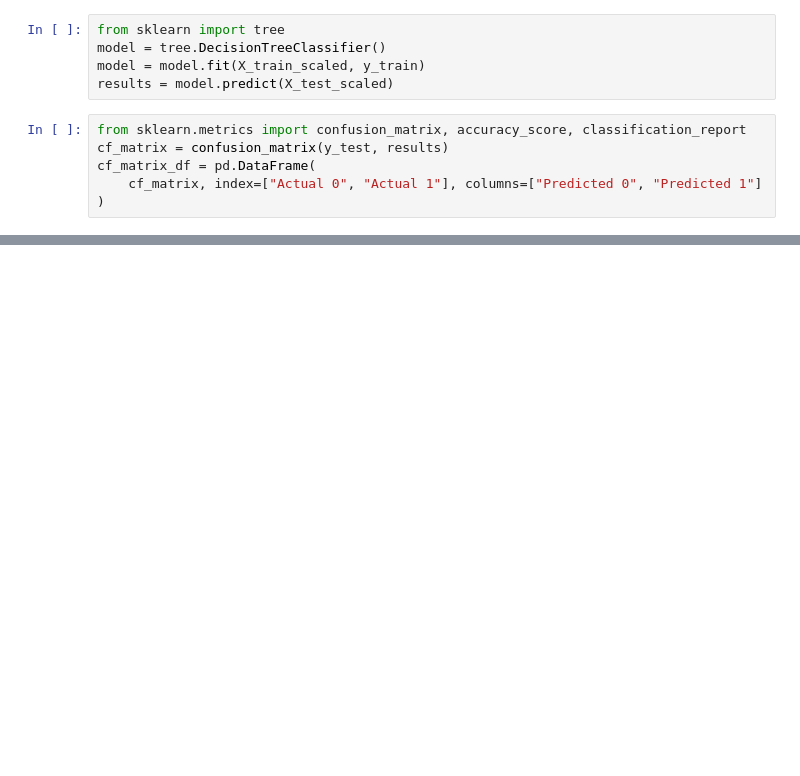
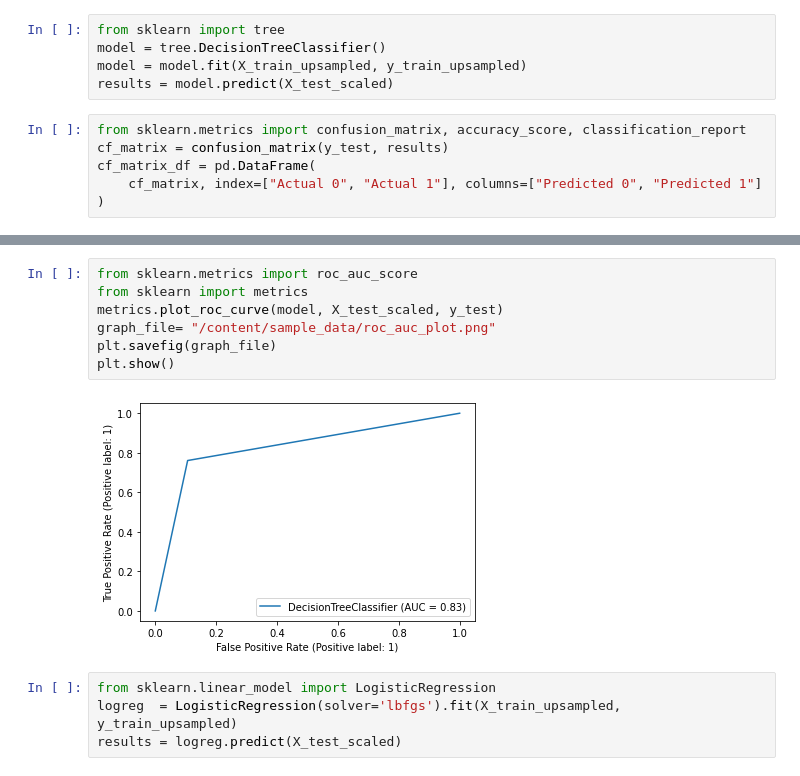
Before and after one commit to mounishsjsu/DataMining_255, a Jupyter notebook: Datamining_project.ipynb, the cells around one changed output, grey strips where cells are left out. Drawn from its saved outputs; the diff is of its cells as text; blank space fills up the shorter version.

```diff
--- a/Datamining_project.ipynb
+++ b/Datamining_project.ipynb
@@ -84,7 +114,7 @@ X_test_scaled = scaler.transform(X_dummies_test)
 # %%
 from sklearn import tree
 model = tree.DecisionTreeClassifier()
-model = model.fit(X_train_scaled, y_train)
+model = model.fit(X_train_upsampled, y_train_upsampled)
 results = model.predict(X_test_scaled)
 # %%
 from sklearn.metrics import confusion_matrix, accuracy_score, classification_report
@@ -118,0 +149,13 @@ weighted avg       0.80      0.66      0.69      6517
+# %%
+from sklearn.metrics import roc_auc_score
+from sklearn import metrics
+metrics.plot_roc_curve(model, X_test_scaled, y_test)
+graph_file= "/content/sample_data/roc_auc_plot.png"
+plt.savefig(graph_file)
+plt.show()
+# %% [output]
+[figure, added]
+# %%
+from sklearn.linear_model import LogisticRegression
+logreg  = LogisticRegression(solver='lbfgs').fit(X_train_upsampled, y_train_upsampled)
+results = logreg.predict(X_test_scaled)
```
Also changed, not shown: parts of 18 cells of this notebook.
